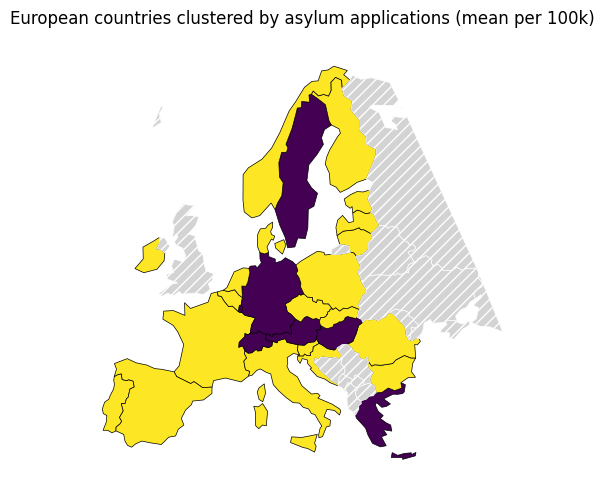
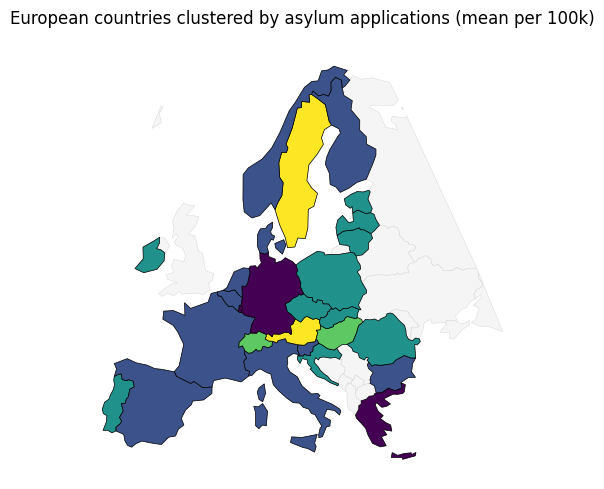
The notebook cell's code change between the first figure and the second:
--- before
+++ after
@@ -1,6 +1,7 @@
-# 4. Plot maps of Europe for both clusterings (single vector source)
+# 4. Plot maps of Europe for both clusterings (single vector source with light background and ordered clusters)
 
 import geopandas as gpd
 from shapely.geometry import box
+from matplotlib.colors import LinearSegmentedColormap
 
 # URL to Natural Earth admin-0 countries (110m resolution)
@@ -26,24 +27,26 @@
 )
 
-# Reproject to Web Mercator (optional, but consistent with other maps)
-gdf_3857 = gdf.to_crs(epsg=3035)
+# Reproject to a Europe-friendly projected CRS (ETRS89 / LAEA Europe)
+gdf_laea = gdf.to_crs(epsg=3035)
+
+# Define a green→red colormap for ordered clusters 0..4
+cluster_cmap = LinearSegmentedColormap.from_list("green_red", ["green", "yellow", "red"])
 
 # Map 1: clusters based on asylum applicants per 100k
 fig, ax = plt.subplots(figsize=(7, 5))
-gdf_3857.plot(
+# light background for all European countries
+gdf_laea.plot(ax=ax, color="whitesmoke", edgecolor="lightgrey", linewidth=0.3)
+# overlay only countries with asylum clusters
+gdf_laea.dropna(subset=["cluster_asylum"]).plot(
     column="cluster_asylum",
     ax=ax,
-    cmap="viridis",
+    cmap=cluster_cmap,
+    vmin=0,
+    vmax=4,
     edgecolor="black",
     linewidth=0.5,
-    legend=False,
-    missing_kwds={
-        "color": "lightgrey",
-        "edgecolor": "white",
-        "hatch": "///",
-        "label": "No data"
-    }
+    legend=False
 )
-ax.set_title("European countries clustered by asylum applications (mean per 100k)")
+ax.set_title("European countries clustered by asylum applications (ordered low→high)")
 ax.set_axis_off()
 plt.tight_layout()
@@ -52,19 +55,18 @@
 # Map 2: clusters based on crime rate per 100k
 fig, ax = plt.subplots(figsize=(7, 5))
-gdf_3857.plot(
+# light background for all European countries
+gdf_laea.plot(ax=ax, color="whitesmoke", edgecolor="lightgrey", linewidth=0.3)
+# overlay only countries with crime clusters
+gdf_laea.dropna(subset=["cluster_crime"]).plot(
     column="cluster_crime",
     ax=ax,
-    cmap="viridis",
+    cmap=cluster_cmap,
+    vmin=0,
+    vmax=4,
     edgecolor="black",
     linewidth=0.5,
-    legend=False,
-    missing_kwds={
-        "color": "lightgrey",
-        "edgecolor": "white",
-        "hatch": "///",
-        "label": "No data"
-    }
+    legend=False
 )
-ax.set_title("European countries clustered by total crime (mean per 100k)")
+ax.set_title("European countries clustered by total crime (ordered low→high)")
 ax.set_axis_off()
 plt.tight_layout()

Commit: feat: decade shift geograph plotting